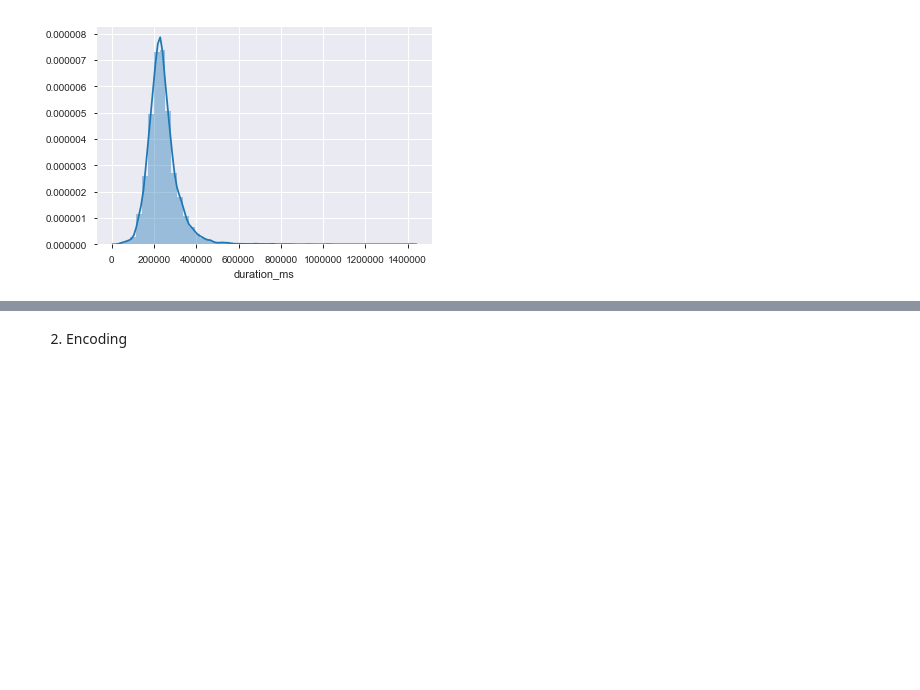
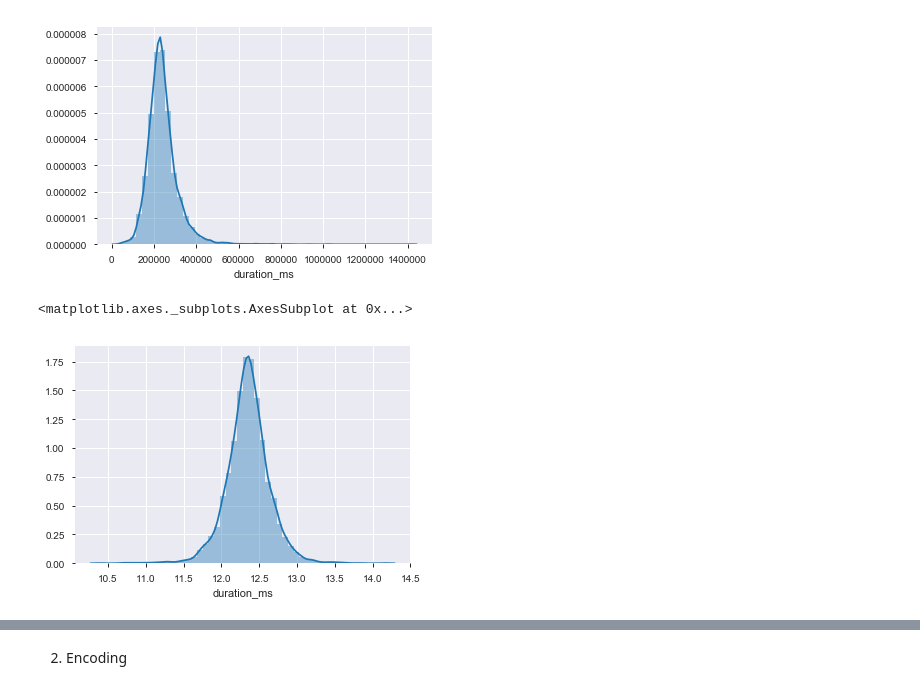
Before and after one commit to CCMM241/Machine_Learning_A3, a Jupyter notebook: ML-Project (2).ipynb, the cells around one changed output, grey strips where cells are left out. Cells and saved outputs as stored; diff of their text form; code cells hidden in the pictures; blank space fills up the shorter version.

Commit message:
Centering_ms duration through log
The distribution is far better

```diff
--- a/ML-Project (2).ipynb
+++ b/ML-Project (2).ipynb
@@ -290,6 +290,14 @@ sns.distplot(song_lyrics['duration_ms'])
 # %% [output]
 <matplotlib.axes._subplots.AxesSubplot at 0x...>
 [figure]
+# %%
+#turning duration_ms to improve this feature
+ln_duration_ms = np.log(song_lyrics['duration_ms'])
+# %%
+sns.distplot(ln_duration_ms)
+# %% [output]
+<matplotlib.axes._subplots.AxesSubplot at 0x...>
+[figure, added]
 # %%
 f, axes = plt.subplots(2, 5, figsize=(14, 8), sharex=False)
 sns.distplot(song_lyrics['popularity'],ax=axes[0,0])
```
Also changed, not shown: parts of 11 cells of this notebook.
